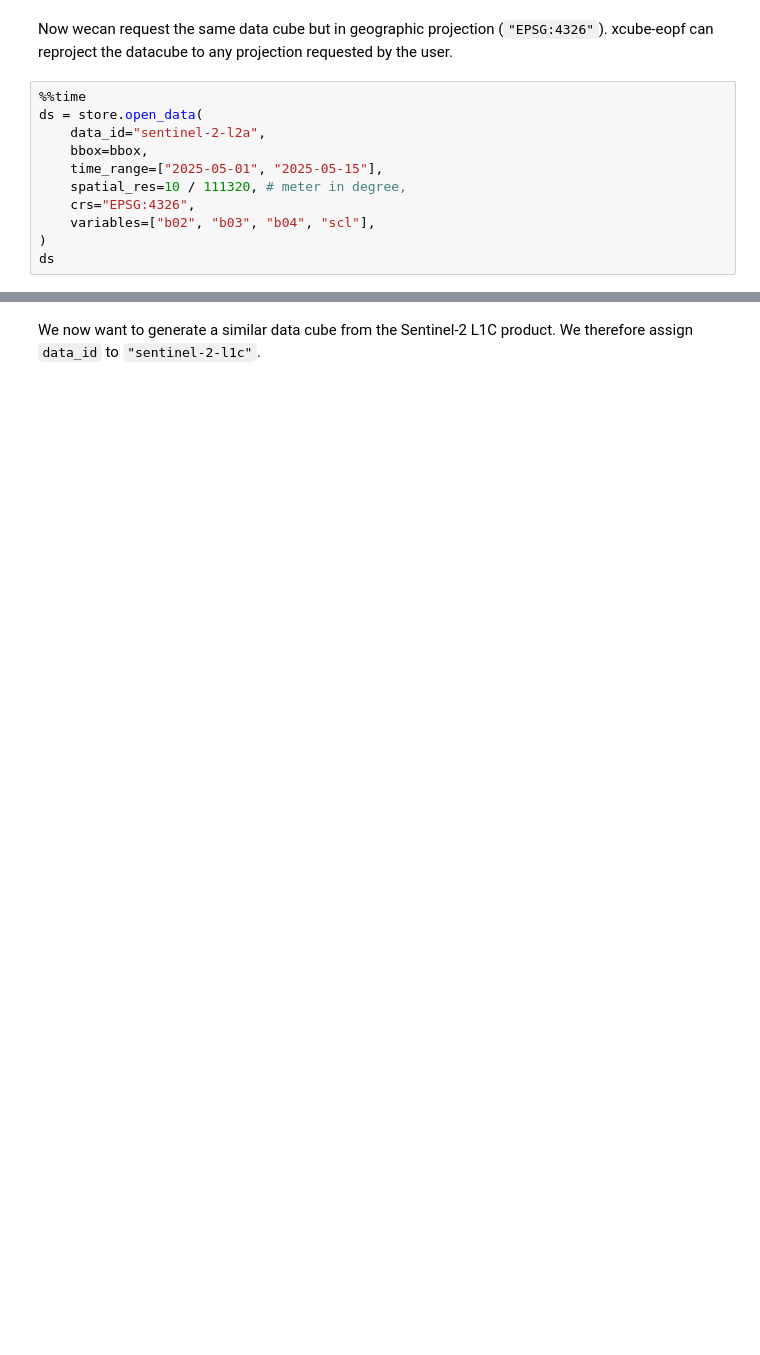
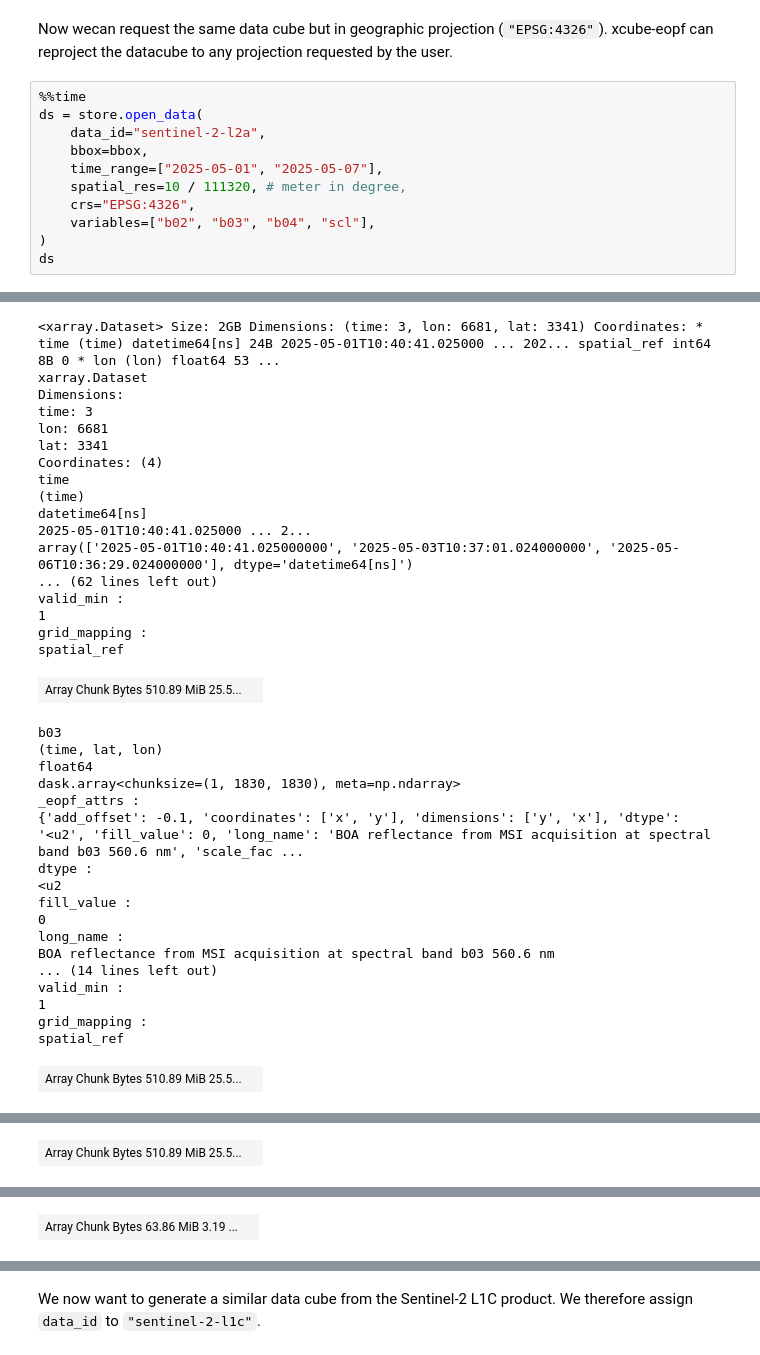
Before and after one commit to EOPF-Sample-Service/xcube-eopf, a Jupyter notebook: examples/sentinel_2.ipynb, the cells around one changed output, grey strips where cells are left out. Cells and saved outputs as stored; diff of their text form; blank space fills up the shorter version.

```diff
--- a/examples/sentinel_2.ipynb
+++ b/examples/sentinel_2.ipynb
@@ -71,7 +166,7 @@ Now wecan request the same data cube but in geographic projection (`"EPSG:4326"`
 ds = store.open_data(
     data_id="sentinel-2-l2a",
     bbox=bbox,
-    time_range=["2025-05-01", "2025-05-15"],
+    time_range=["2025-05-01", "2025-05-07"],
     spatial_res=10 / 111320, # meter in degree,
     crs="EPSG:4326",
     variables=["b02", "b03", "b04", "scl"],
@@ -81,0 +178,36 @@ ClientResponseError: 504, message='Gateway Time-out', url='https://objectstore.e
+<xarray.Dataset> Size: 2GB Dimensions: (time: 3, lon: 6681, lat: 3341) Coordinates: * time (time) datetime64[ns] 24B 2025-05-01T10:40:41.025000 ... 202... spatial_ref int64 8B 0 * lon (lon) float64 53 ...
+xarray.Dataset
+Dimensions:
+time: 3
+lon: 6681
+lat: 3341
+Coordinates: (4)
+time
+(time)
+datetime64[ns]
+2025-05-01T10:40:41.025000 ... 2...
+array(['2025-05-01T10:40:41.025000000', '2025-05-03T10:37:01.024000000', '2025-05-06T10:36:29.024000000'], dtype='datetime64[ns]')
+... (62 lines left out)
+valid_min :
+1
+grid_mapping :
+spatial_ref
+| Array Chunk Bytes 510.89 MiB 25.5... |  |
+b03
+(time, lat, lon)
+float64
+dask.array<chunksize=(1, 1830, 1830), meta=np.ndarray>
+_eopf_attrs :
+{'add_offset': -0.1, 'coordinates': ['x', 'y'], 'dimensions': ['y', 'x'], 'dtype': '<u2', 'fill_value': 0, 'long_name': 'BOA reflectance from MSI acquisition at spectral band b03 560.6 nm', 'scale_fac ...
+dtype :
+<u2
+fill_value :
+0
+long_name :
+BOA reflectance from MSI acquisition at spectral band b03 560.6 nm
+... (14 lines left out)
+valid_min :
+1
+grid_mapping :
+spatial_ref
+| Array Chunk Bytes 510.89 MiB 25.5... |  |
@@ -81,0 +231 @@ ClientResponseError: 504, message='Gateway Time-out', url='https://objectstore.e
+| Array Chunk Bytes 510.89 MiB 25.5... |  |
@@ -81,0 +249 @@ ClientResponseError: 504, message='Gateway Time-out', url='https://objectstore.e
+| Array Chunk Bytes 63.86 MiB 3.19 ... |  |
```
Also changed, not shown: parts of 7 cells of this notebook.
